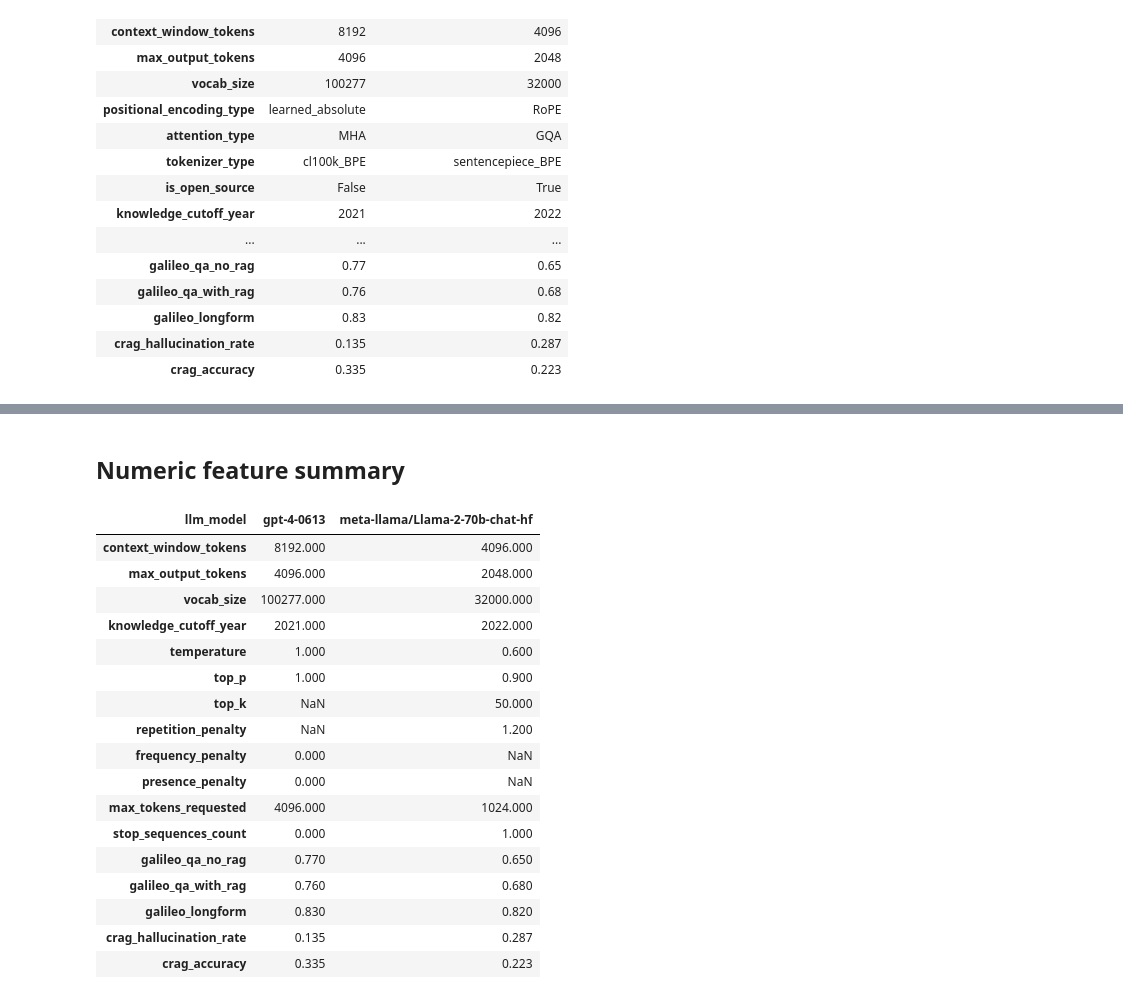
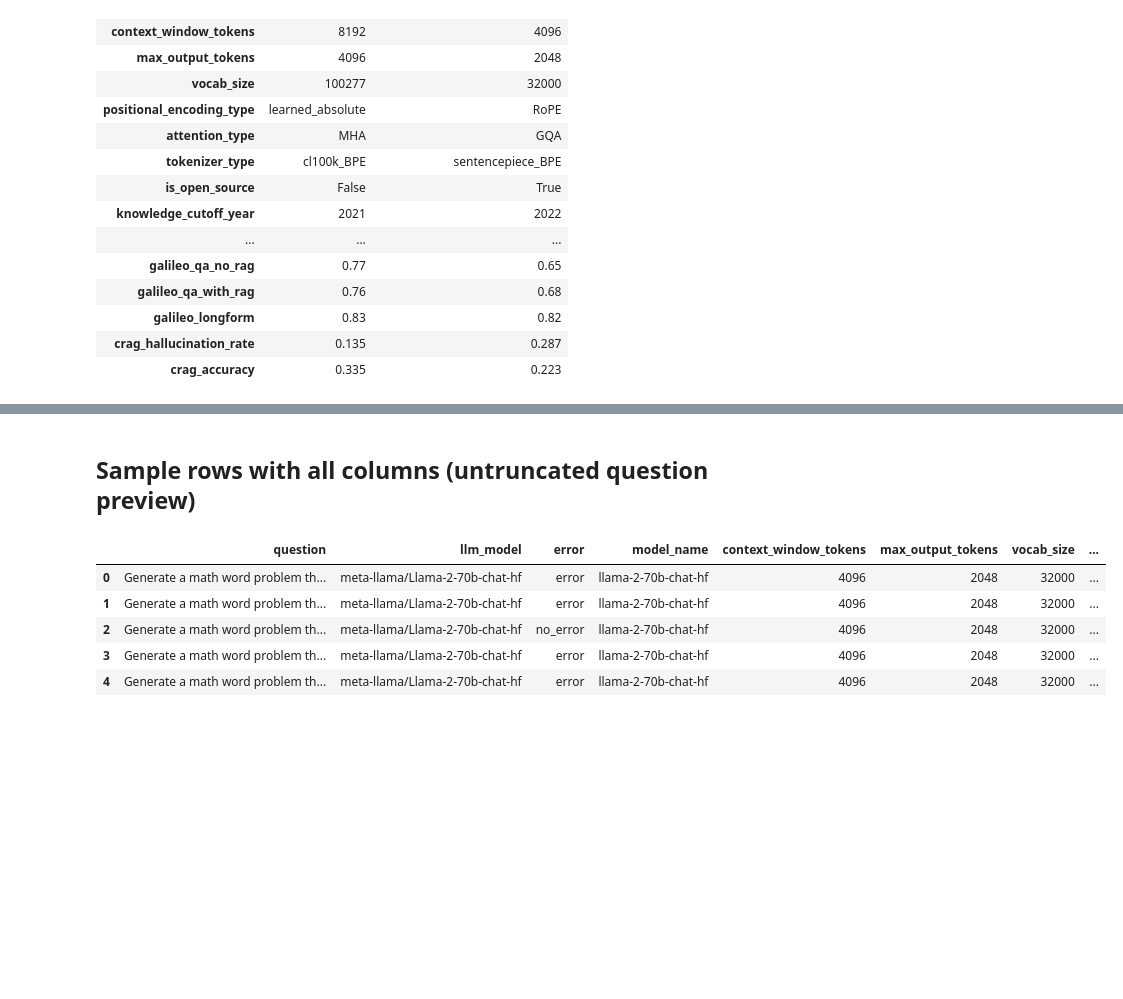
Before and after one commit to konstantine25b/Retrieval-Failure, a Jupyter notebook: notebooks/view_realmistake_enriched.ipynb, the cells around one changed output, grey strips where cells are left out. Drawn from its saved outputs; the diff is of its cells as text; code cells hidden in the pictures; blank space fills up the shorter version.

```diff
--- a/notebooks/view_realmistake_enriched.ipynb
+++ b/notebooks/view_realmistake_enriched.ipynb
@@ -94,11 +117,11 @@ Questions are truncated for display; all feature columns are shown in full.
 # %%
 display_df = df.copy()
-display_df["question"] = display_df["question"].str.slice(0, 120) + "..."
+display_df["question"] = display_df["question"].str.slice(0, 100) + "..."
 
 pd.set_option("display.max_rows", None)
 pd.set_option("display.max_columns", None)
-pd.set_option("display.width", 300)
-pd.set_option("display.max_colwidth", 40)
+pd.set_option("display.width", 320)
+pd.set_option("display.max_colwidth", 35)
 
 display_df
 # %% [output]
@@ -138,24 +145,13 @@ df.head(10)
-# %% [markdown]
-## Numeric feature summary
-# %%
-numeric_cols = df.select_dtypes(include="number").columns.tolist()
-df.groupby("llm_model")[numeric_cols].first().T
-# %% [output]
-| llm_model | gpt-4-0613 | meta-llama/Llama-2-70b-chat-hf |
-| context_window_tokens | 8192.000 | 4096.000 |
-| max_output_tokens | 4096.000 | 2048.000 |
-| vocab_size | 100277.000 | 32000.000 |
-| knowledge_cutoff_year | 2021.000 | 2022.000 |
-| temperature | 1.000 | 0.600 |
-| top_p | 1.000 | 0.900 |
-| top_k | NaN | 50.000 |
-| repetition_penalty | NaN | 1.200 |
-| frequency_penalty | 0.000 | NaN |
-| presence_penalty | 0.000 | NaN |
-| max_tokens_requested | 4096.000 | 1024.000 |
-| stop_sequences_count | 0.000 | 1.000 |
-| galileo_qa_no_rag | 0.770 | 0.650 |
-| galileo_qa_with_rag | 0.760 | 0.680 |
-| galileo_longform | 0.830 | 0.820 |
-| crag_hallucination_rate | 0.135 | 0.287 |
-| crag_accuracy | 0.335 | 0.223 |
+# %% [markdown]
+## Sample rows with all columns (untruncated question preview)
+# %%
+sample = df.head(5).copy()
+sample["question"] = sample["question"].str.slice(0, 200) + "..."
+sample
+# %% [output]
+|  | question | llm_model | error | model_name | context_window_tokens | max_output_tokens | vocab_size | ... |
+| 0 | Generate a math word problem th... | meta-llama/Llama-2-70b-chat-hf | error | llama-2-70b-chat-hf | 4096 | 2048 | 32000 | ... |
+| 1 | Generate a math word problem th... | meta-llama/Llama-2-70b-chat-hf | error | llama-2-70b-chat-hf | 4096 | 2048 | 32000 | ... |
+| 2 | Generate a math word problem th... | meta-llama/Llama-2-70b-chat-hf | no_error | llama-2-70b-chat-hf | 4096 | 2048 | 32000 | ... |
+| 3 | Generate a math word problem th... | meta-llama/Llama-2-70b-chat-hf | error | llama-2-70b-chat-hf | 4096 | 2048 | 32000 | ... |
+| 4 | Generate a math word problem th... | meta-llama/Llama-2-70b-chat-hf | error | llama-2-70b-chat-hf | 4096 | 2048 | 32000 | ... |
```
Also changed, not shown: parts of 14 cells of this notebook, 3 other files.
